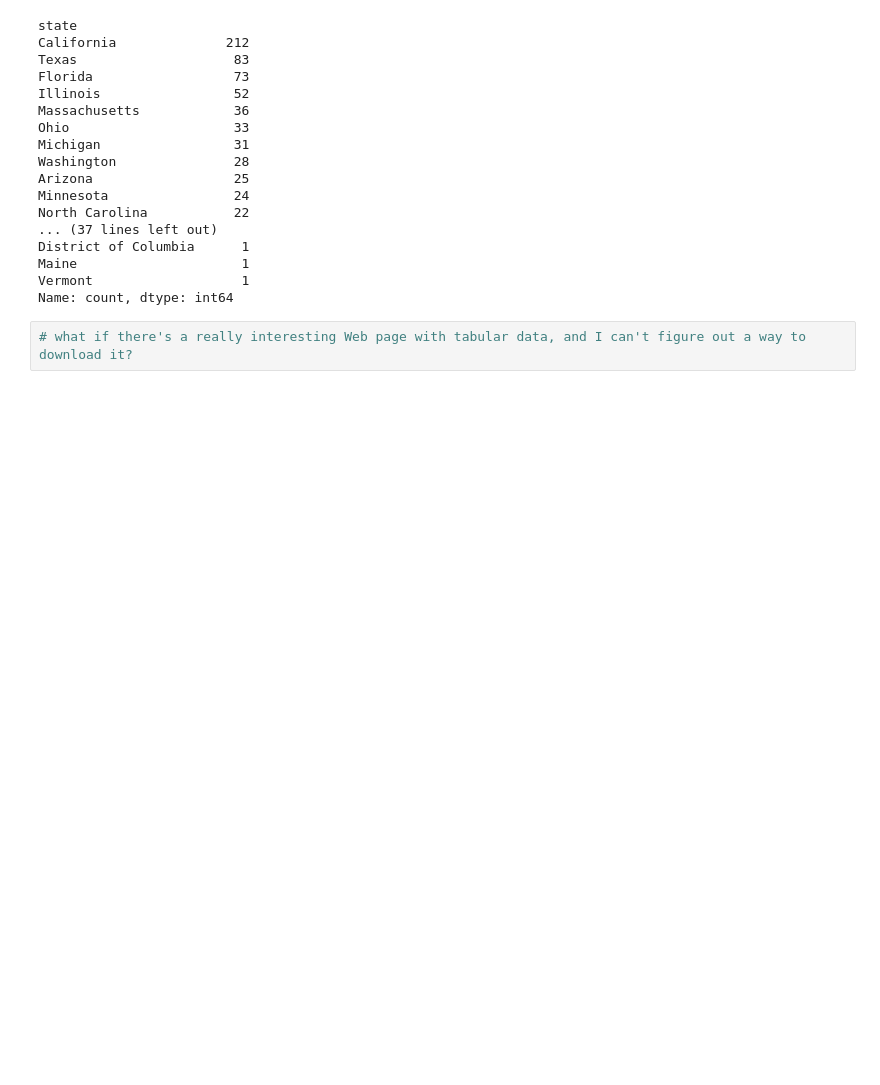
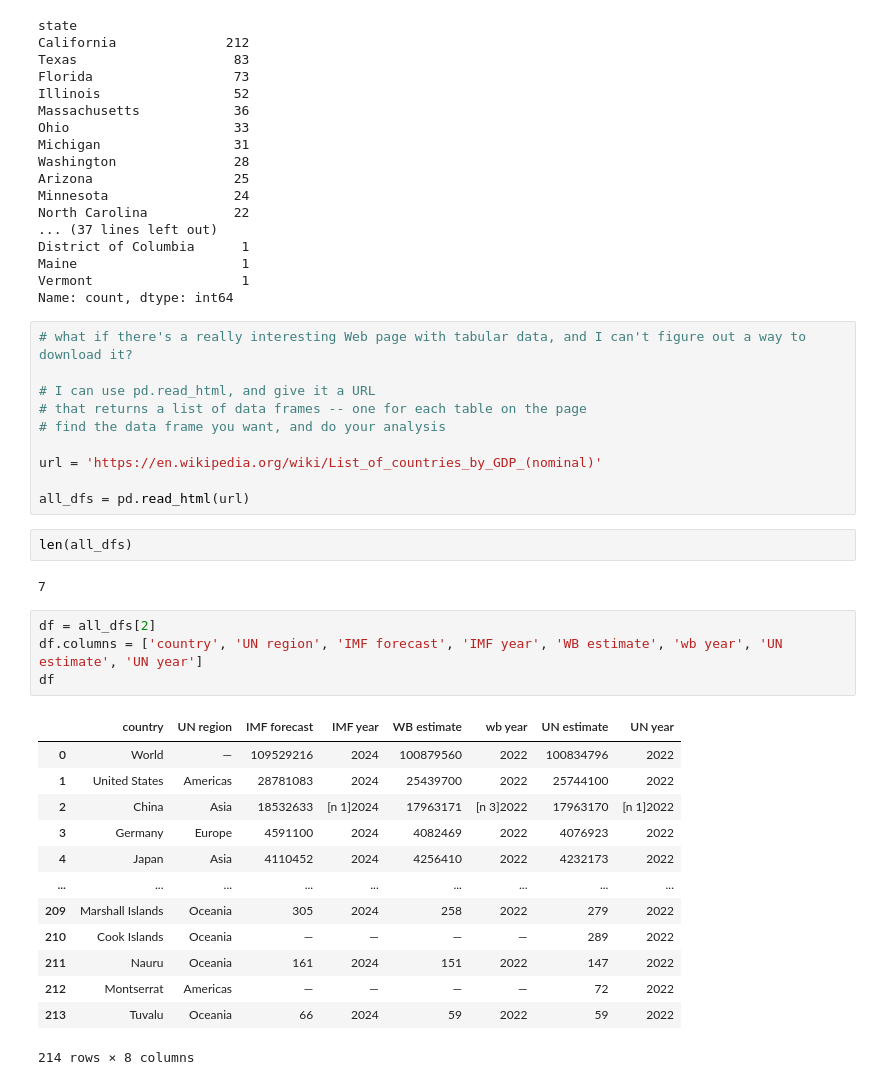
Before and after one commit to reuven/pharo-pandas, a Jupyter notebook: pharo-Thursday-group/Reuven - 2024 06 21.ipynb, the cells around one changed output. Saved outputs shown, nothing was run; the diff lists cells and outputs as text; blank space fills up the shorter version.

```diff
--- a/pharo-Thursday-group/Reuven - 2024 06 21.ipynb
+++ b/pharo-Thursday-group/Reuven - 2024 06 21.ipynb
@@ -575,3 +575,33 @@ Vermont                   1
 Name: count, dtype: int64
 # %%
 # what if there's a really interesting Web page with tabular data, and I can't figure out a way to download it?
+
+# I can use pd.read_html, and give it a URL
+# that returns a list of data frames -- one for each table on the page
+# find the data frame you want, and do your analysis
+
+url = 'https://en.wikipedia.org/wiki/List_of_countries_by_GDP_(nominal)'
+
+all_dfs = pd.read_html(url)
+# %%
+len(all_dfs)
+# %% [output]
+7
+# %%
+df = all_dfs[2]
+df.columns = ['country', 'UN region', 'IMF forecast', 'IMF year', 'WB estimate', 'wb year', 'UN estimate', 'UN year']
+df
+# %% [output]
+|  | country | UN region | IMF forecast | IMF year | WB estimate | wb year | UN estimate | UN year |
+| 0 | World | — | 109529216 | 2024 | 100879560 | 2022 | 100834796 | 2022 |
+| 1 | United States | Americas | 28781083 | 2024 | 25439700 | 2022 | 25744100 | 2022 |
+| 2 | China | Asia | 18532633 | [n 1]2024 | 17963171 | [n 3]2022 | 17963170 | [n 1]2022 |
+| 3 | Germany | Europe | 4591100 | 2024 | 4082469 | 2022 | 4076923 | 2022 |
+| 4 | Japan | Asia | 4110452 | 2024 | 4256410 | 2022 | 4232173 | 2022 |
+| ... | ... | ... | ... | ... | ... | ... | ... | ... |
+| 209 | Marshall Islands | Oceania | 305 | 2024 | 258 | 2022 | 279 | 2022 |
+| 210 | Cook Islands | Oceania | — | — | — | — | 289 | 2022 |
+| 211 | Nauru | Oceania | 161 | 2024 | 151 | 2022 | 147 | 2022 |
+| 212 | Montserrat | Americas | — | — | — | — | 72 | 2022 |
+| 213 | Tuvalu | Oceania | 66 | 2024 | 59 | 2022 | 59 | 2022 |
+214 rows × 8 columns
```
